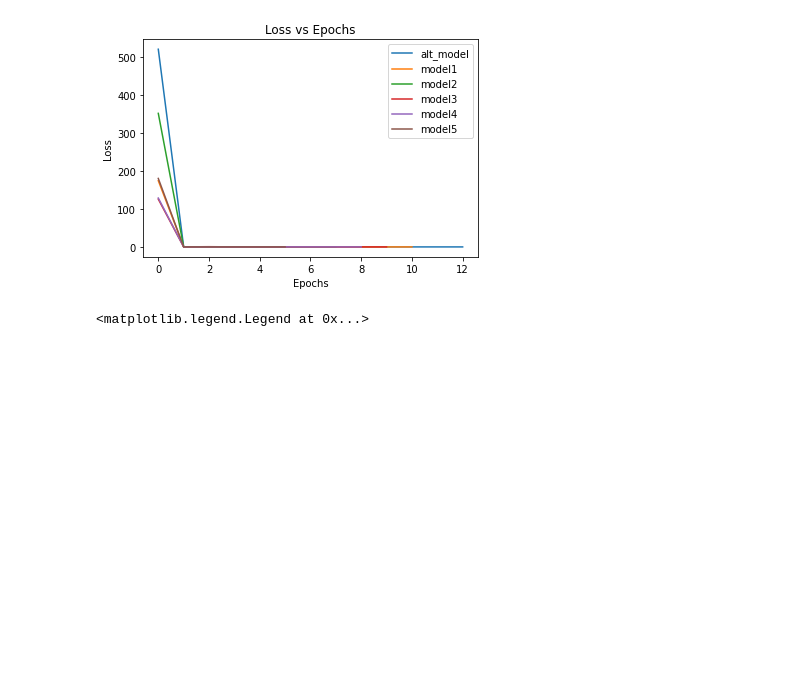
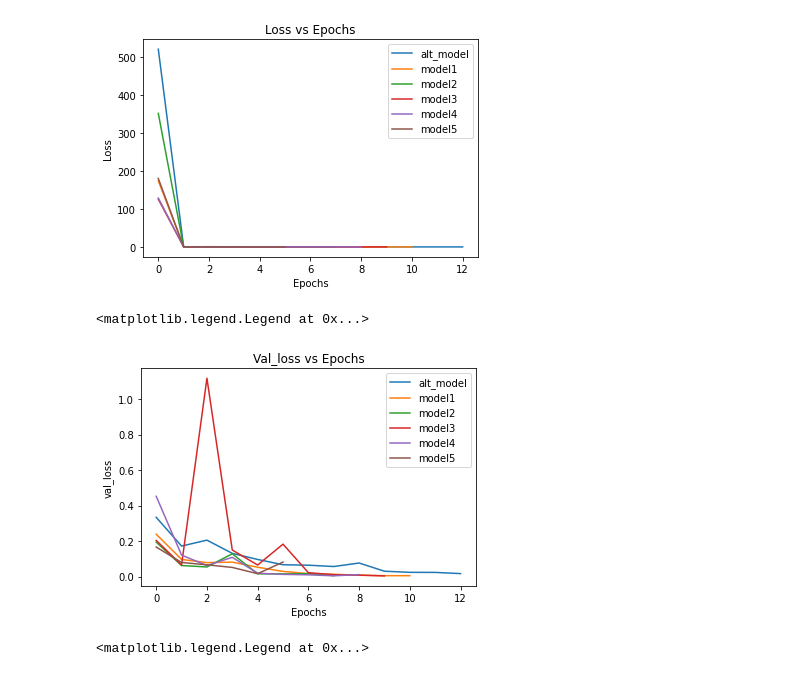
Before and after one commit to tran-nick/ee258, a Jupyter notebook: final_project/EE258 Project Baseline.ipynb, the cells around one changed output. Cells and saved outputs as stored; diff of their text form; code cells hidden in the pictures; blank space fills up the shorter version.

Commit message:
added val_loss vs epoch plot

```diff
--- a/final_project/EE258 Project Baseline.ipynb
+++ b/final_project/EE258 Project Baseline.ipynb
@@ -395,6 +395,20 @@ plt.legend(['alt_model','model1','model2','model3','model4','model5'])
 # %% [output]
 <matplotlib.legend.Legend at 0x...>
 [figure]
+# %%
+plt.plot(history.history['val_loss'])
+plt.plot(history1.history['val_loss'])
+plt.plot(history2.history['val_loss'])
+plt.plot(history3.history['val_loss'])
+plt.plot(history4.history['val_loss'])
+plt.plot(history5.history['val_loss'])
+plt.xlabel('Epochs')
+plt.ylabel('val_loss')
+plt.title('Val_loss vs Epochs')
+plt.legend(['alt_model','model1','model2','model3','model4','model5'])
+# %% [output]
+<matplotlib.legend.Legend at 0x...>
+[figure, added]
 # %%
 plt.plot(history.history['val_accuracy'])
 plt.plot(history1.history['val_accuracy'])
```
